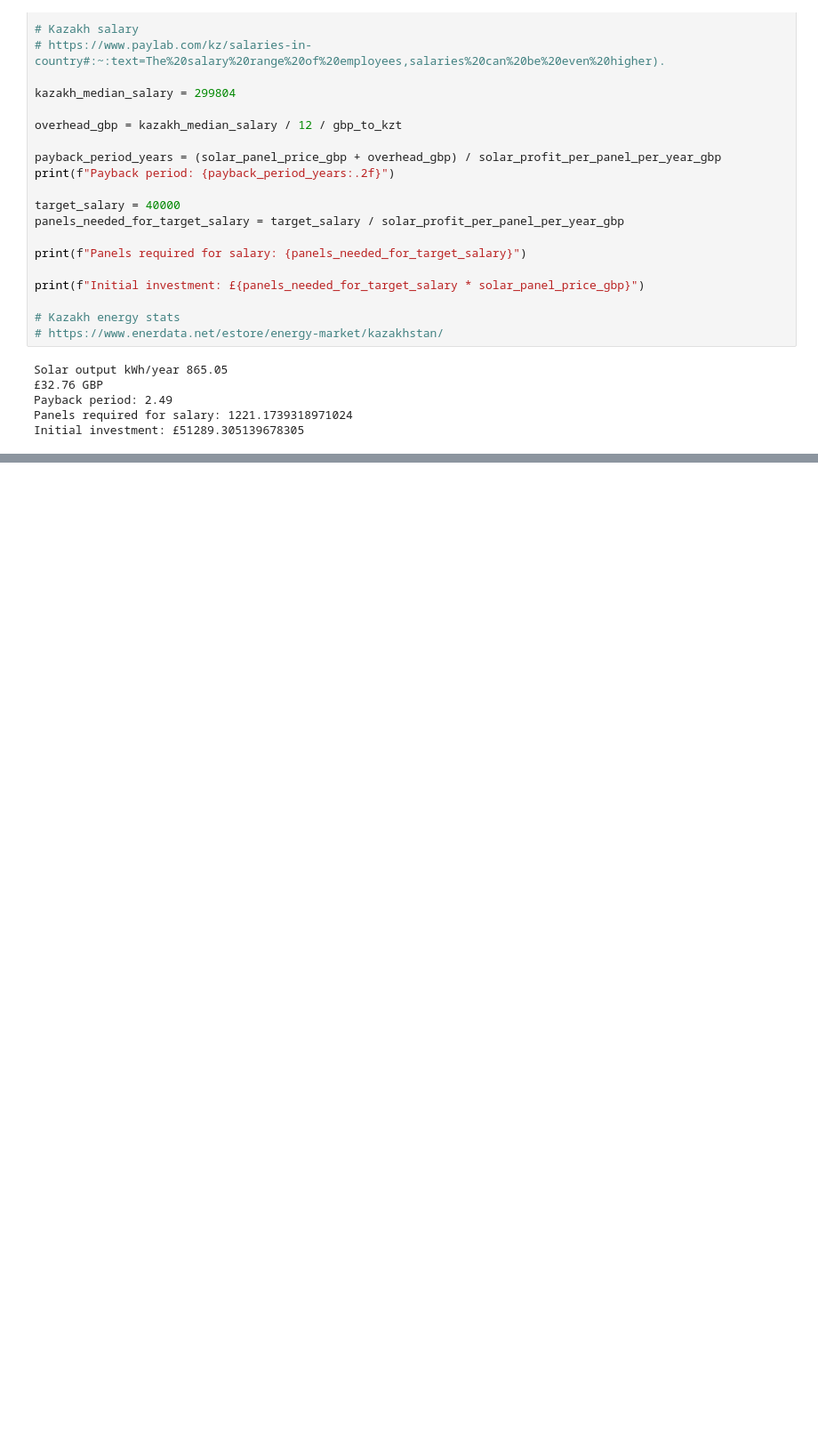
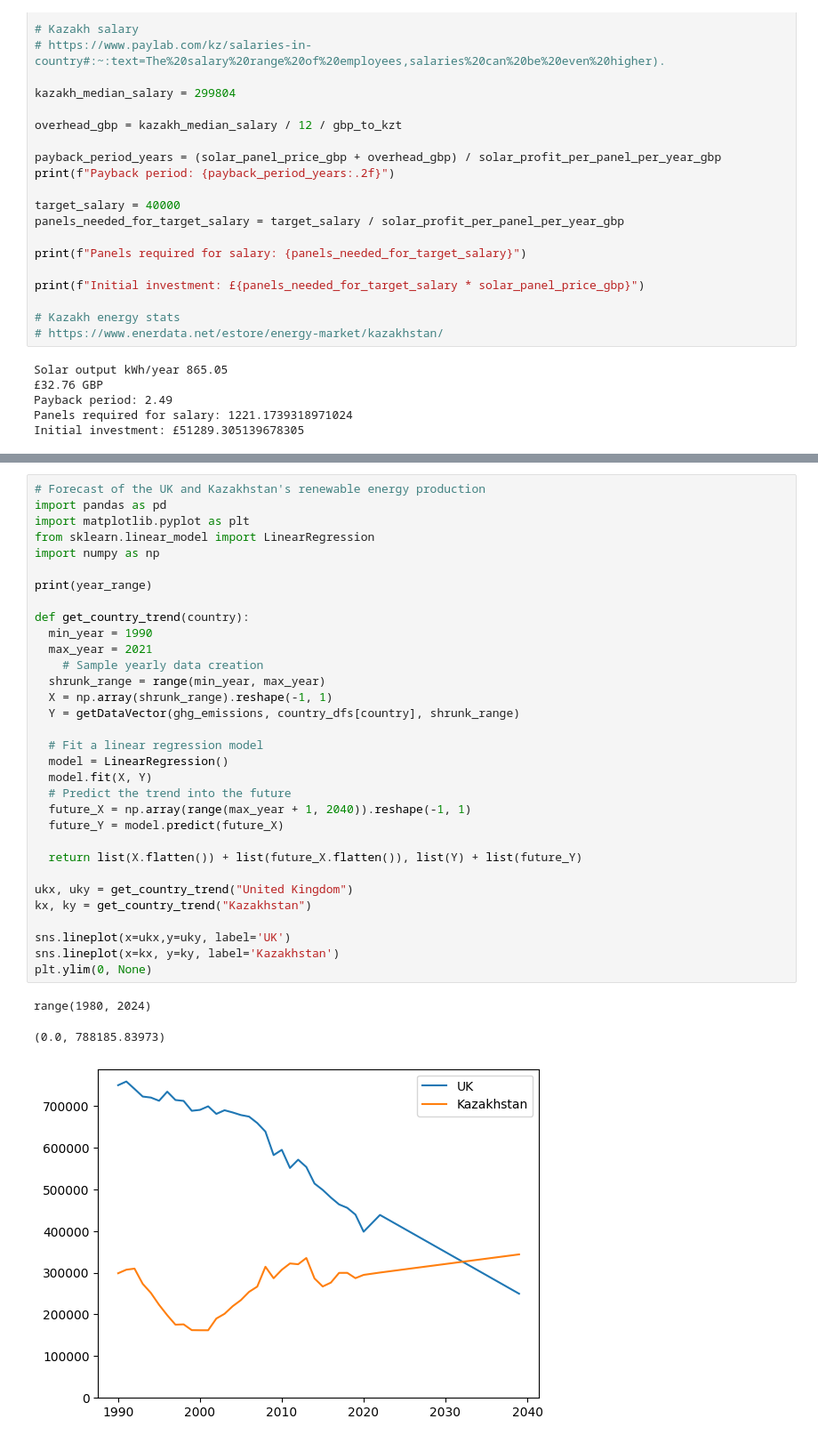
Before and after one commit to tupoiu/international-solar-panel-analysis, a Jupyter notebook: analysis.ipynb, the cells around one changed output, grey strips where cells are left out. Shown: that part at 89% size. Cells and saved outputs as stored; diff of their text form; blank space fills up the shorter version.

```diff
--- a/analysis.ipynb
+++ b/analysis.ipynb
@@ -147,0 +258,36 @@ Initial investment: £51289.305139678305
+# %%
+# Forecast of the UK and Kazakhstan's renewable energy production
+import pandas as pd
+import matplotlib.pyplot as plt
+from sklearn.linear_model import LinearRegression
+import numpy as np
+
+print(year_range)
+
+def get_country_trend(country):
+  min_year = 1990
+  max_year = 2021
+	# Sample yearly data creation
+  shrunk_range = range(min_year, max_year)
+  X = np.array(shrunk_range).reshape(-1, 1)
+  Y = getDataVector(ghg_emissions, country_dfs[country], shrunk_range)
+
+  # Fit a linear regression model
+  model = LinearRegression()
+  model.fit(X, Y)
+  # Predict the trend into the future
+  future_X = np.array(range(max_year + 1, 2040)).reshape(-1, 1)
+  future_Y = model.predict(future_X)
+
+  return list(X.flatten()) + list(future_X.flatten()), list(Y) + list(future_Y)
+
+ukx, uky = get_country_trend("United Kingdom")
+kx, ky = get_country_trend("Kazakhstan")
+
+sns.lineplot(x=ukx,y=uky, label='UK')
+sns.lineplot(x=kx, y=ky, label='Kazakhstan')
+plt.ylim(0, None)
+# %% [output]
+range(1980, 2024)
+(0.0, 788185.83973)
+[figure, added]
```
Also changed, not shown: parts of 13 cells of this notebook, 1 other file.
